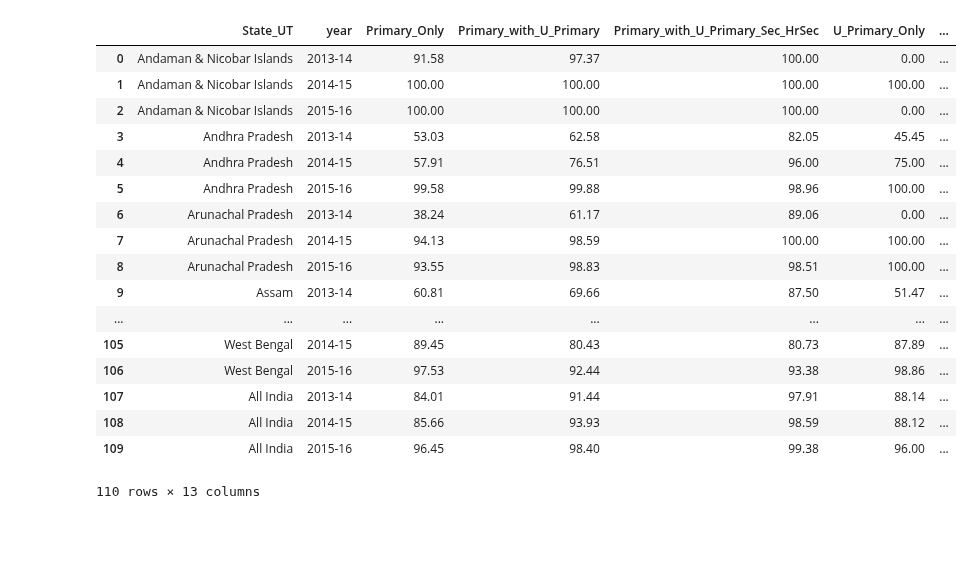
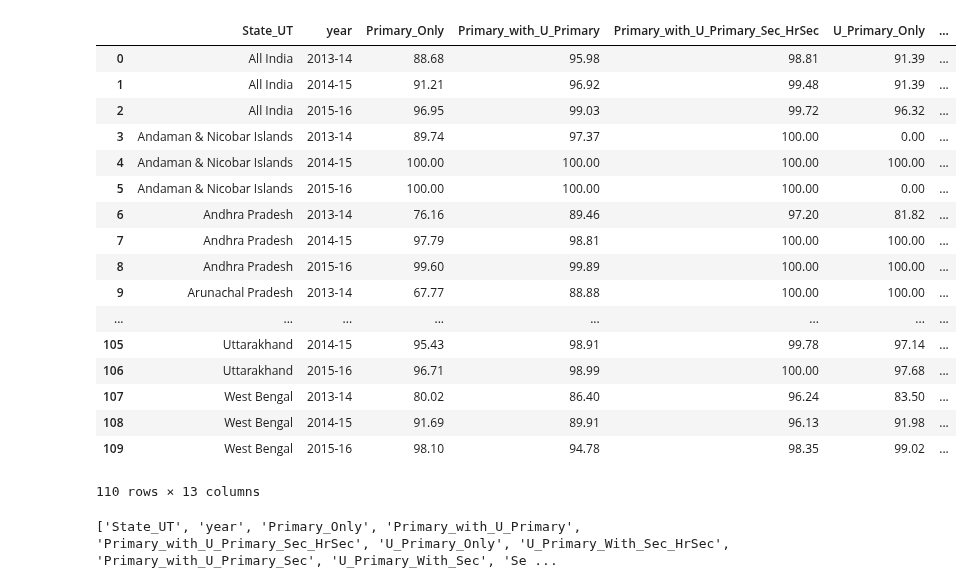
Before and after one commit to rahulvaish/MachineLearning-Python, a Jupyter notebook: UnderstandingPivotTables.ipynb, the cells around one changed output. Saved outputs shown, nothing was run; the diff lists cells and outputs as text; code cells hidden in the pictures; blank space fills up the shorter version.

```diff
--- a/UnderstandingPivotTables.ipynb
+++ b/UnderstandingPivotTables.ipynb
@@ -5,22 +12,28 @@ boys = pd.read_csv('C:/Users/rvaish/Documents/Python Scripts/DataframeCollation/
-# %%
-boys
-# %% [output]
-|  | State_UT | year | Primary_Only | Primary_with_U_Primary | Primary_with_U_Primary_Sec_HrSec | U_Primary_Only | ... |
-| 0 | Andaman & Nicobar Islands | 2013-14 | 91.58 | 97.37 | 100.00 | 0.00 | ... |
-| 1 | Andaman & Nicobar Islands | 2014-15 | 100.00 | 100.00 | 100.00 | 100.00 | ... |
-| 2 | Andaman & Nicobar Islands | 2015-16 | 100.00 | 100.00 | 100.00 | 0.00 | ... |
-| 3 | Andhra Pradesh | 2013-14 | 53.03 | 62.58 | 82.05 | 45.45 | ... |
-| 4 | Andhra Pradesh | 2014-15 | 57.91 | 76.51 | 96.00 | 75.00 | ... |
-| 5 | Andhra Pradesh | 2015-16 | 99.58 | 99.88 | 98.96 | 100.00 | ... |
-| 6 | Arunachal Pradesh | 2013-14 | 38.24 | 61.17 | 89.06 | 0.00 | ... |
-| 7 | Arunachal Pradesh | 2014-15 | 94.13 | 98.59 | 100.00 | 100.00 | ... |
-| 8 | Arunachal Pradesh | 2015-16 | 93.55 | 98.83 | 98.51 | 100.00 | ... |
-| 9 | Assam | 2013-14 | 60.81 | 69.66 | 87.50 | 51.47 | ... |
-| ... | ... | ... | ... | ... | ... | ... | ... |
-| 105 | West Bengal | 2014-15 | 89.45 | 80.43 | 80.73 | 87.89 | ... |
-| 106 | West Bengal | 2015-16 | 97.53 | 92.44 | 93.38 | 98.86 | ... |
-| 107 | All India | 2013-14 | 84.01 | 91.44 | 97.91 | 88.14 | ... |
-| 108 | All India | 2014-15 | 85.66 | 93.93 | 98.59 | 88.12 | ... |
-| 109 | All India | 2015-16 | 96.45 | 98.40 | 99.38 | 96.00 | ... |
-110 rows × 13 columns
+# %%
+girls = pd.read_csv('C:/Users/rvaish/Documents/Python Scripts/Data/schools_with_gtoilet.csv')
+# %%
+girls
+# %% [output]
+|  | State_UT | year | Primary_Only | Primary_with_U_Primary | Primary_with_U_Primary_Sec_HrSec | U_Primary_Only | ... |
+| 0 | All India | 2013-14 | 88.68 | 95.98 | 98.81 | 91.39 | ... |
+| 1 | All India | 2014-15 | 91.21 | 96.92 | 99.48 | 91.39 | ... |
+| 2 | All India | 2015-16 | 96.95 | 99.03 | 99.72 | 96.32 | ... |
+| 3 | Andaman & Nicobar Islands | 2013-14 | 89.74 | 97.37 | 100.00 | 0.00 | ... |
+| 4 | Andaman & Nicobar Islands | 2014-15 | 100.00 | 100.00 | 100.00 | 100.00 | ... |
+| 5 | Andaman & Nicobar Islands | 2015-16 | 100.00 | 100.00 | 100.00 | 0.00 | ... |
+| 6 | Andhra Pradesh | 2013-14 | 76.16 | 89.46 | 97.20 | 81.82 | ... |
+| 7 | Andhra Pradesh | 2014-15 | 97.79 | 98.81 | 100.00 | 100.00 | ... |
+| 8 | Andhra Pradesh | 2015-16 | 99.60 | 99.89 | 100.00 | 100.00 | ... |
+| 9 | Arunachal Pradesh | 2013-14 | 67.77 | 88.88 | 100.00 | 100.00 | ... |
+| ... | ... | ... | ... | ... | ... | ... | ... |
+| 105 | Uttarakhand | 2014-15 | 95.43 | 98.91 | 99.78 | 97.14 | ... |
+| 106 | Uttarakhand | 2015-16 | 96.71 | 98.99 | 100.00 | 97.68 | ... |
+| 107 | West Bengal | 2013-14 | 80.02 | 86.40 | 96.24 | 83.50 | ... |
+| 108 | West Bengal | 2014-15 | 91.69 | 89.91 | 96.13 | 91.98 | ... |
+| 109 | West Bengal | 2015-16 | 98.10 | 94.78 | 98.35 | 99.02 | ... |
+110 rows × 13 columns
+# %%
+print(list(girls.columns))
+# %% [output]
+['State_UT', 'year', 'Primary_Only', 'Primary_with_U_Primary', 'Primary_with_U_Primary_Sec_HrSec', 'U_Primary_Only', 'U_Primary_With_Sec_HrSec', 'Primary_with_U_Primary_Sec', 'U_Primary_With_Sec', 'Se ...
 # %%
```
Also changed, not shown: parts of 13 cells of this notebook.
